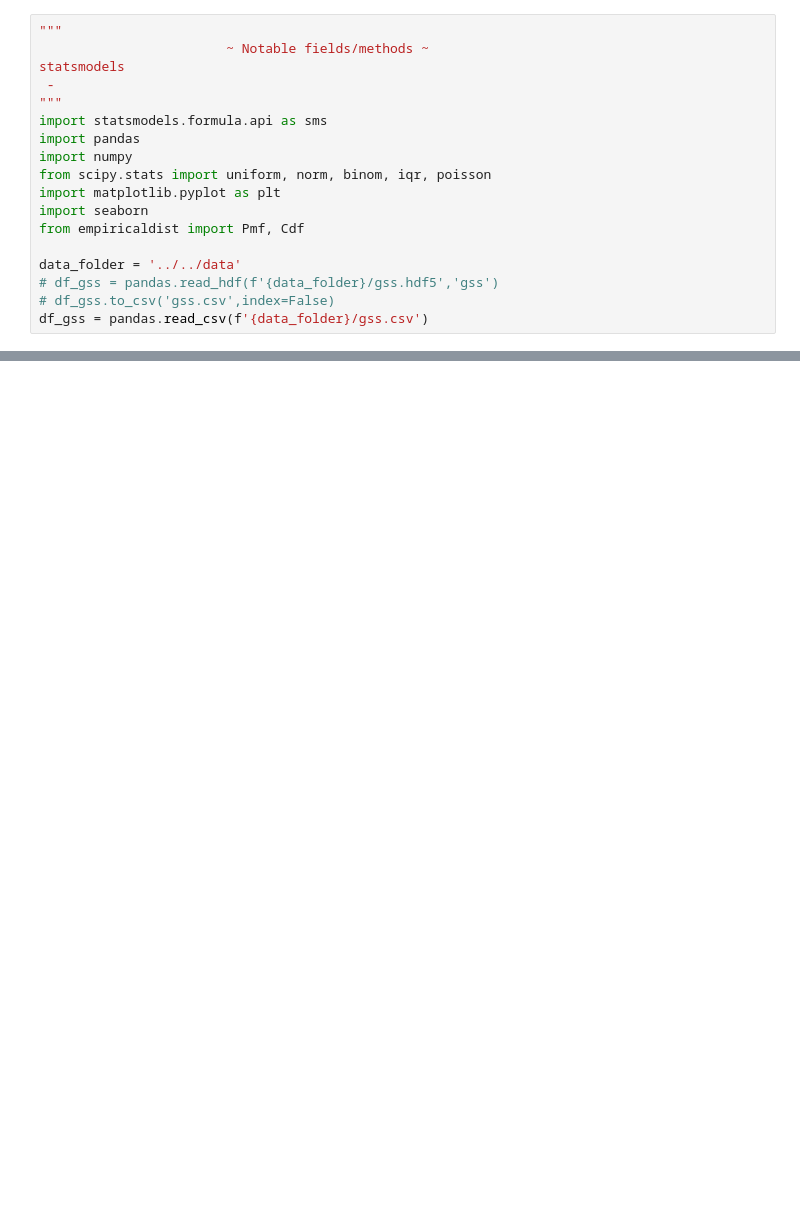
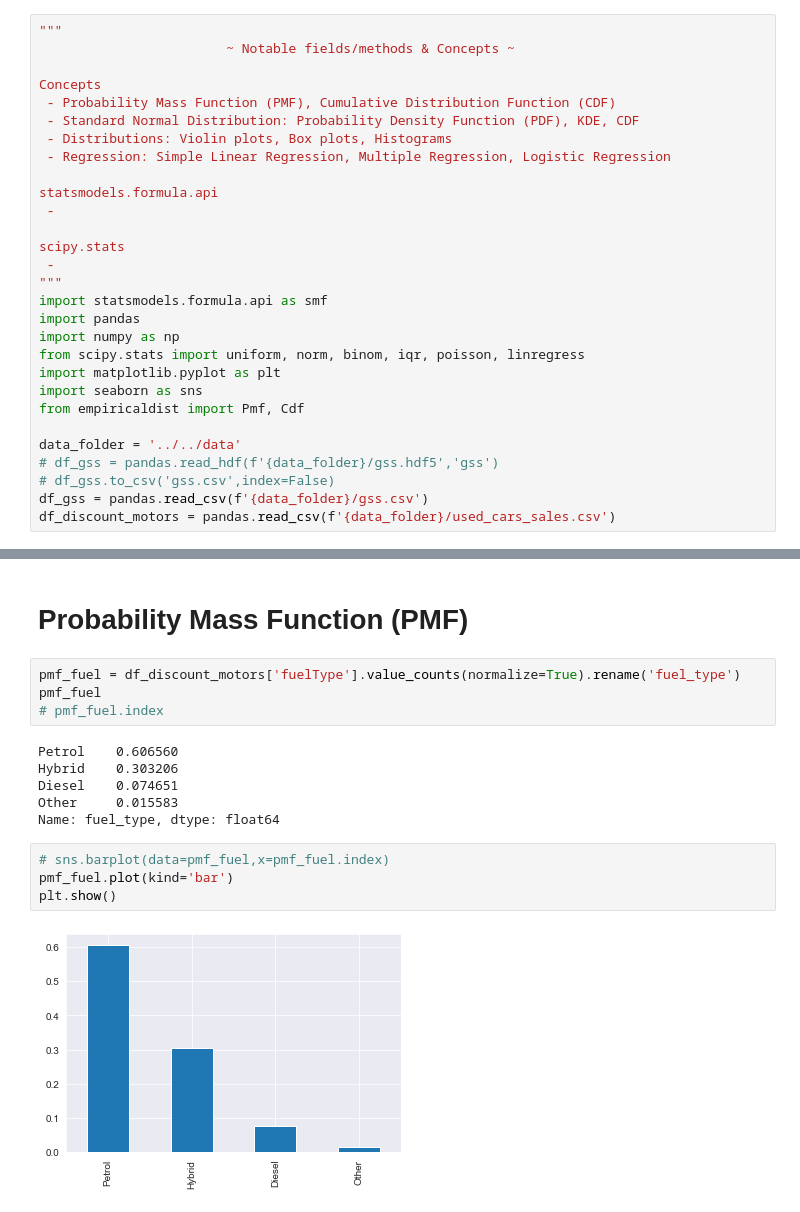
Before and after one commit to ideaguy3d/data-engineering-practice, a Jupyter notebook: datacamp/exploratory_data_analysis/exploratory_data_analysis.ipynb, the cells around one changed output, grey strips where cells are left out. Cells and saved outputs as stored; diff of their text form; blank space fills up the shorter version.

Commit message:
doing exploratory data analysis

```diff
--- a/datacamp/exploratory_data_analysis/exploratory_data_analysis.ipynb
+++ b/datacamp/exploratory_data_analysis/exploratory_data_analysis.ipynb
@@ -1,20 +1,31 @@
 # %%
 """
-                        ~ Notable fields/methods ~
-statsmodels
+                        ~ Notable fields/methods & Concepts ~
+
+Concepts
+ - Probability Mass Function (PMF), Cumulative Distribution Function (CDF)
+ - Standard Normal Distribution: Probability Density Function (PDF), KDE, CDF
+ - Distributions: Violin plots, Box plots, Histograms
+ - Regression: Simple Linear Regression, Multiple Regression, Logistic Regression
+
+statsmodels.formula.api
+ -
+
+scipy.stats
  -
 """
-import statsmodels.formula.api as sms
+import statsmodels.formula.api as smf
 import pandas
-import numpy
-from scipy.stats import uniform, norm, binom, iqr, poisson
+import numpy as np
+from scipy.stats import uniform, norm, binom, iqr, poisson, linregress
 import matplotlib.pyplot as plt
-import seaborn
+import seaborn as sns
 from empiricaldist import Pmf, Cdf
 
 data_folder = '../../data'
 # df_gss = pandas.read_hdf(f'{data_folder}/gss.hdf5','gss')
 # df_gss.to_csv('gss.csv',index=False)
 df_gss = pandas.read_csv(f'{data_folder}/gss.csv')
+df_discount_motors = pandas.read_csv(f'{data_folder}/used_cars_sales.csv')
 # %%
 df_gss.info()
@@ -115,0 +61,18 @@ Name: age, Length: 72, dtype: float64
+# %% [markdown]
+# Probability Mass Function (PMF)
+# %%
+pmf_fuel = df_discount_motors['fuelType'].value_counts(normalize=True).rename('fuel_type')
+pmf_fuel
+# pmf_fuel.index
+# %% [output]
+Petrol    0.606560
+Hybrid    0.303206
+Diesel    0.074651
+Other     0.015583
+Name: fuel_type, dtype: float64
+# %%
+# sns.barplot(data=pmf_fuel,x=pmf_fuel.index)
+pmf_fuel.plot(kind='bar')
+plt.show()
+# %% [output]
+[figure, added]
```
Also changed, not shown: parts of 19 cells of this notebook.
